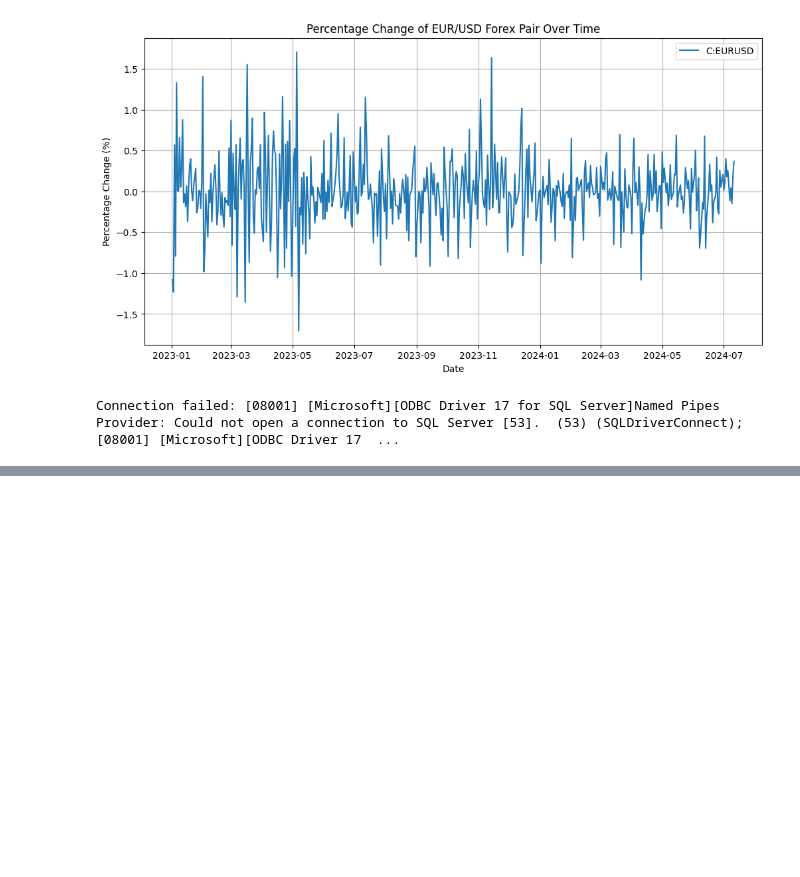
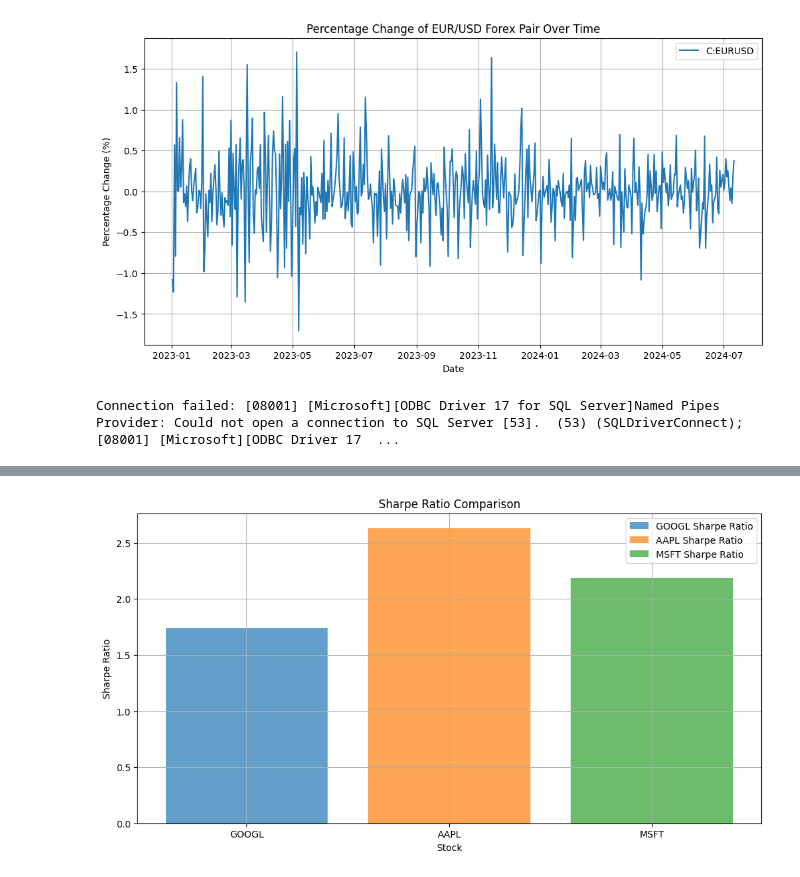
Before and after one commit to jmd4173/SkillStorm-Work, a Jupyter notebook: Project1/Project1-Python.ipynb, the cells around one changed output, grey strips where cells are left out. Cells and saved outputs as stored; diff of their text form; code cells hidden in the pictures; blank space fills up the shorter version.

```diff
--- a/Project1/Project1-Python.ipynb
+++ b/Project1/Project1-Python.ipynb
@@ -354,0 +484,25 @@ Connection failed: [08001] [Microsoft][ODBC Driver 17 for SQL Server]Named Pipes
+# %%
+# Define the list of stocks to compare
+stocks_to_compare = ['GOOGL', 'AAPL', 'MSFT']
+
+# Create a figure for the plot
+plt.figure(figsize=(12, 6))
+
+# Plotting Sharpe Ratio for each stock
+for symbol in stocks_to_compare:
+    if symbol in all_data:
+        metrics = all_data[symbol]['metrics']
+        sharpe_ratio = metrics['Sharpe Ratio']
+
+        # Plotting the Sharpe Ratio
+        plt.bar(symbol, sharpe_ratio, label=f'{symbol} Sharpe Ratio', alpha=0.7)
+
+plt.title('Sharpe Ratio Comparison')
+plt.xlabel('Stock')
+plt.ylabel('Sharpe Ratio')
+plt.ylim(bottom=0)  # Ensure the y-axis starts from zero or above
+plt.grid(True)
+plt.legend()
+plt.show()
+# %% [output]
+[figure, added]
```
Also changed, not shown: parts of 7 cells of this notebook.
